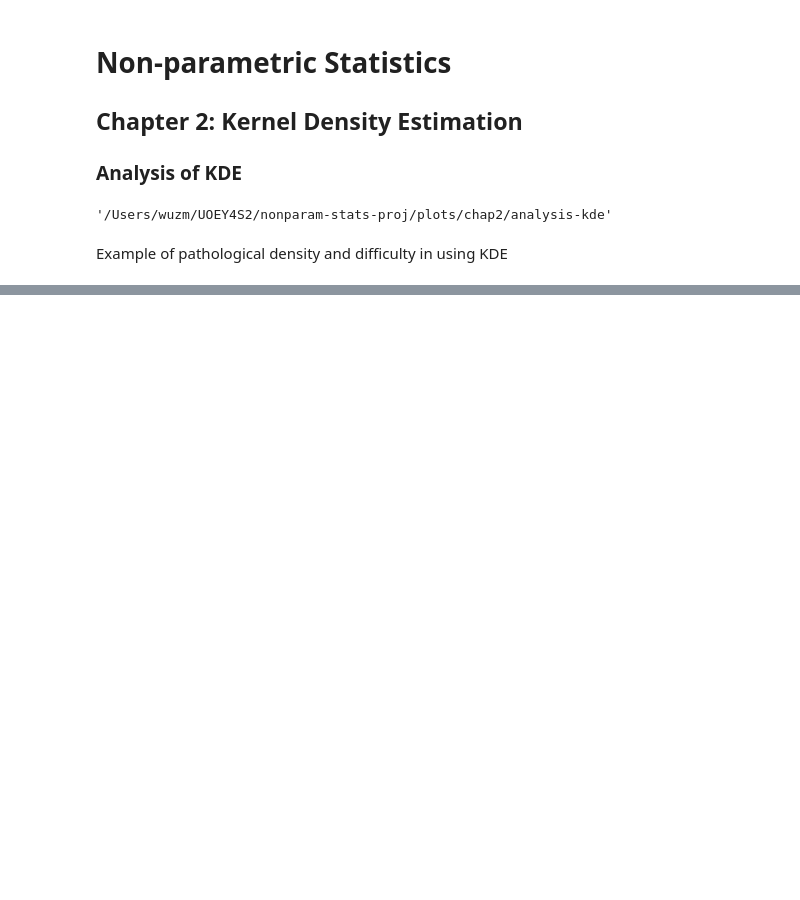
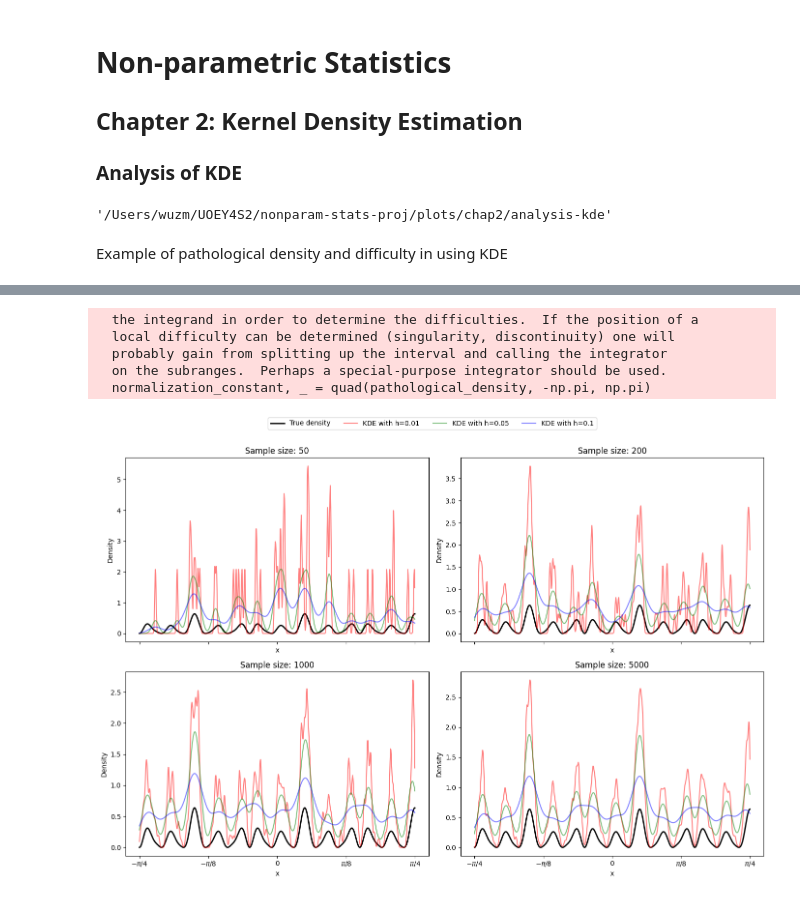
Before and after one commit to abalone88/nonparam-stats-proj, a Jupyter notebook: code/chp2-nonparam-density/analysis-kde.ipynb, the cells around one changed output, grey strips where cells are left out. Saved outputs shown, nothing was run; the diff lists cells and outputs as text; code cells hidden in the pictures; blank space fills up the shorter version.

Commit message:
update code for pathological density

```diff
--- a/code/chp2-nonparam-density/analysis-kde.ipynb
+++ b/code/chp2-nonparam-density/analysis-kde.ipynb
@@ -70,0 +27,55 @@ plt.show()
+# %%
+def normalized_pathological_density(x):
+    def pathological_density(x):
+        return 0.5 * (np.sin(10 * x)**2 + np.cos(20 * x)**2) * (1 + np.sin(50 * x))
+
+    normalization_constant, _ = quad(pathological_density, -np.pi, np.pi)
+    return pathological_density(x) / normalization_constant
+
+x = np.linspace(-np.pi/4, np.pi/4, 1000)
+y = normalized_pathological_density(x)
+
+# sample size
+sizes = [50, 200, 1000, 5000]
+# bandwidth
+bandwidth_values = [0.01, 0.05, 0.1]
+
+fig, axs = plt.subplots(2, 2, figsize=(14, 10), sharex=True)
+axs = axs.flatten()
+
+# Loop through different sizes of data and create KDE for each subplot
+for i, size in enumerate(sizes):
+    # Generate sample data
+    data = np.random.choice(x, size=size, replace=True, p=y/np.sum(y))
+
+    # true density
+    axs[i].plot(x, y, label='True density', color='black', linewidth=2)
+
+    # Plot KDE for each bandwidth
+    for bw, color in zip(bandwidth_values, ['red', 'green', 'blue']):
+        kde = gaussian_kde(data, bw_method=bw)
+        axs[i].plot(x, kde(x), label=f'KDE with h={bw}', color=color, alpha=0.5)
+
+    axs[i].set_title(f'Sample size: {size}')
+
+for ax in axs:
+    ax.set_xlabel('x')
+    ax.set_ylabel('Density')
+
+plt.setp(axs, xticks=[-np.pi/4, -np.pi/8, 0, np.pi/8, np.pi/4],
+         xticklabels=['$-\pi/4$', '$-\pi/8$', '0', '$\pi/8$', '$\pi/4$'])
+
+handles, labels = axs[0].get_legend_handles_labels()
+fig.legend(handles, labels, loc='upper center', ncol=4)
+
+plt.tight_layout(rect=[0, 0.03, 1, 0.95])
+
+plt.savefig(os.path.join(plots_folder, 'pathological-density.png'))
+plt.show()
+# %% [output]
+  the integrand in order to determine the difficulties.  If the position of a
+  local difficulty can be determined (singularity, discontinuity) one will
+  probably gain from splitting up the interval and calling the integrator
+  on the subranges.  Perhaps a special-purpose integrator should be used.
+  normalization_constant, _ = quad(pathological_density, -np.pi, np.pi)
+[figure, added]
```
Also changed, not shown: parts of 2 cells of this notebook.
